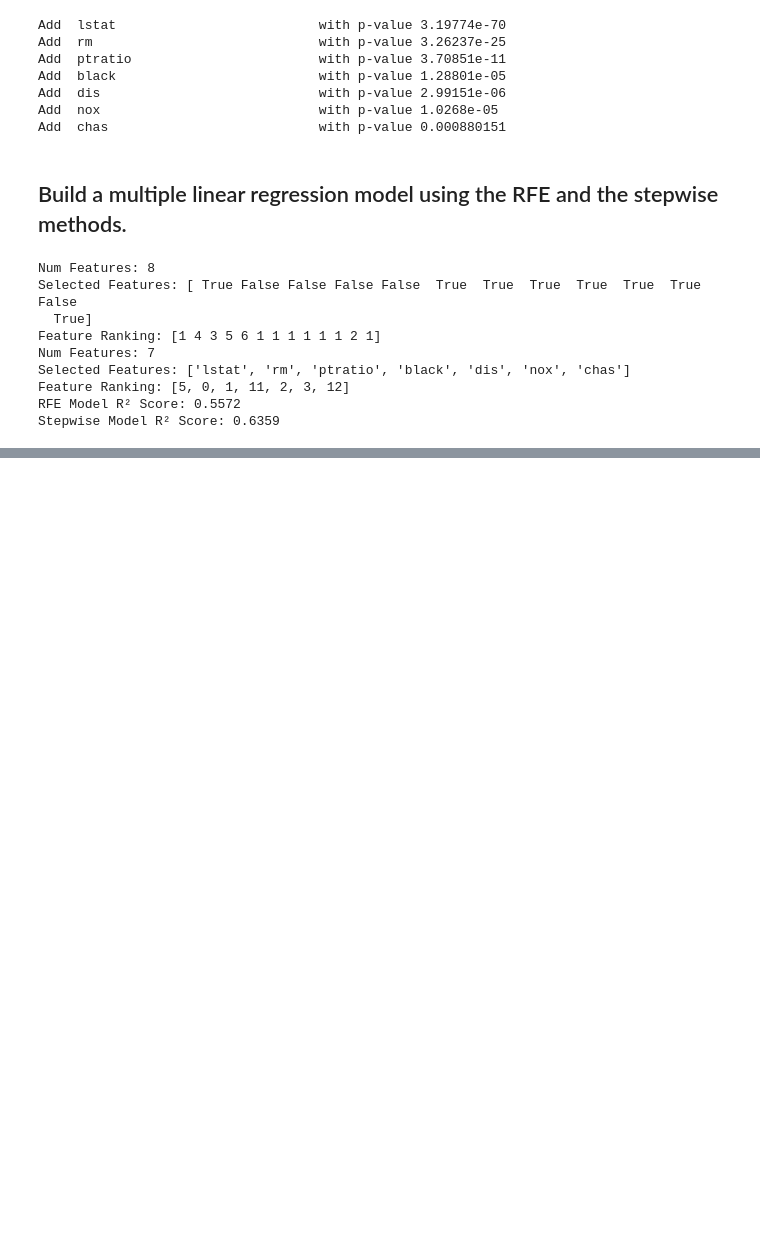
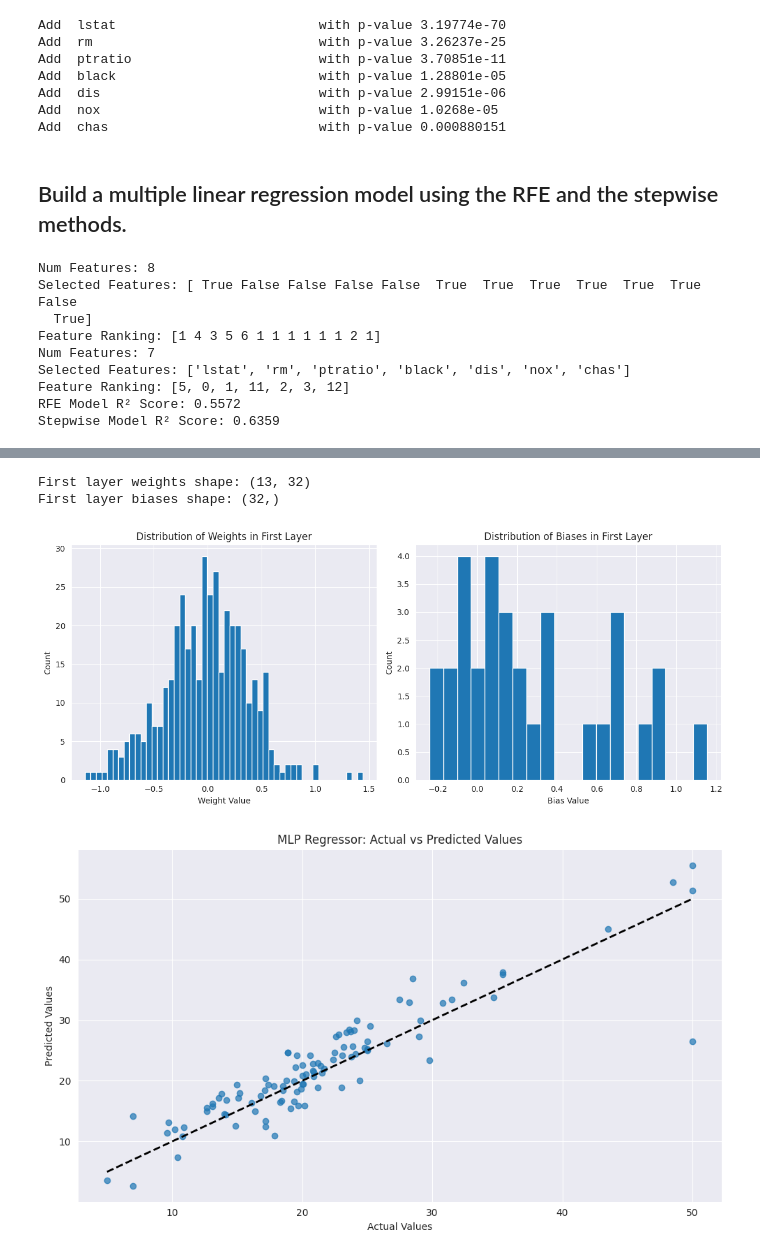
Before and after one commit to Trolann/cmpe188-assignments, a Jupyter notebook: MLP Homework/mlp_hw_cmpe188.ipynb, the cells around one changed output, grey strips where cells are left out. Cells and saved outputs as stored; diff of their text form; code cells hidden in the pictures; blank space fills up the shorter version.

```diff
--- a/MLP Homework/mlp_hw_cmpe188.ipynb
+++ b/MLP Homework/mlp_hw_cmpe188.ipynb
@@ -312,0 +440,37 @@ Stepwise Model R² Score: 0.6359
+# %%
+weights, biases = model.layers[1].get_weights()
+print("First layer weights shape:", weights.shape)
+print("First layer biases shape:", biases.shape)
+
+# Plot the first few weights to visualize what the model learned
+plt.figure(figsize=(12, 5))
+plt.subplot(1, 2, 1)
+plt.hist(weights.flatten(), bins=50)
+plt.title("Distribution of Weights in First Layer")
+plt.xlabel("Weight Value")
+plt.ylabel("Count")
+
+plt.subplot(1, 2, 2)
+plt.hist(biases, bins=20)
+plt.title("Distribution of Biases in First Layer")
+plt.xlabel("Bias Value")
+plt.ylabel("Count")
+
+plt.tight_layout()
+plt.show()
+
+# Plot predictions vs actual values
+plt.figure(figsize=(10, 6))
+plt.scatter(y_test, y_pred, alpha=0.7)
+plt.plot([y.min(), y.max()], [y.min(), y.max()], 'k--', lw=2)
+plt.xlabel("Actual Values")
+plt.ylabel("Predicted Values")
+plt.title("MLP Regressor: Actual vs Predicted Values")
+plt.grid(True)
+plt.tight_layout()
+plt.show()
+# %% [output]
+First layer weights shape: (13, 32)
+First layer biases shape: (32,)
+[figure, added]
+[figure, added]
```
Also changed, not shown: parts of 13 cells of this notebook, 4 other files.
